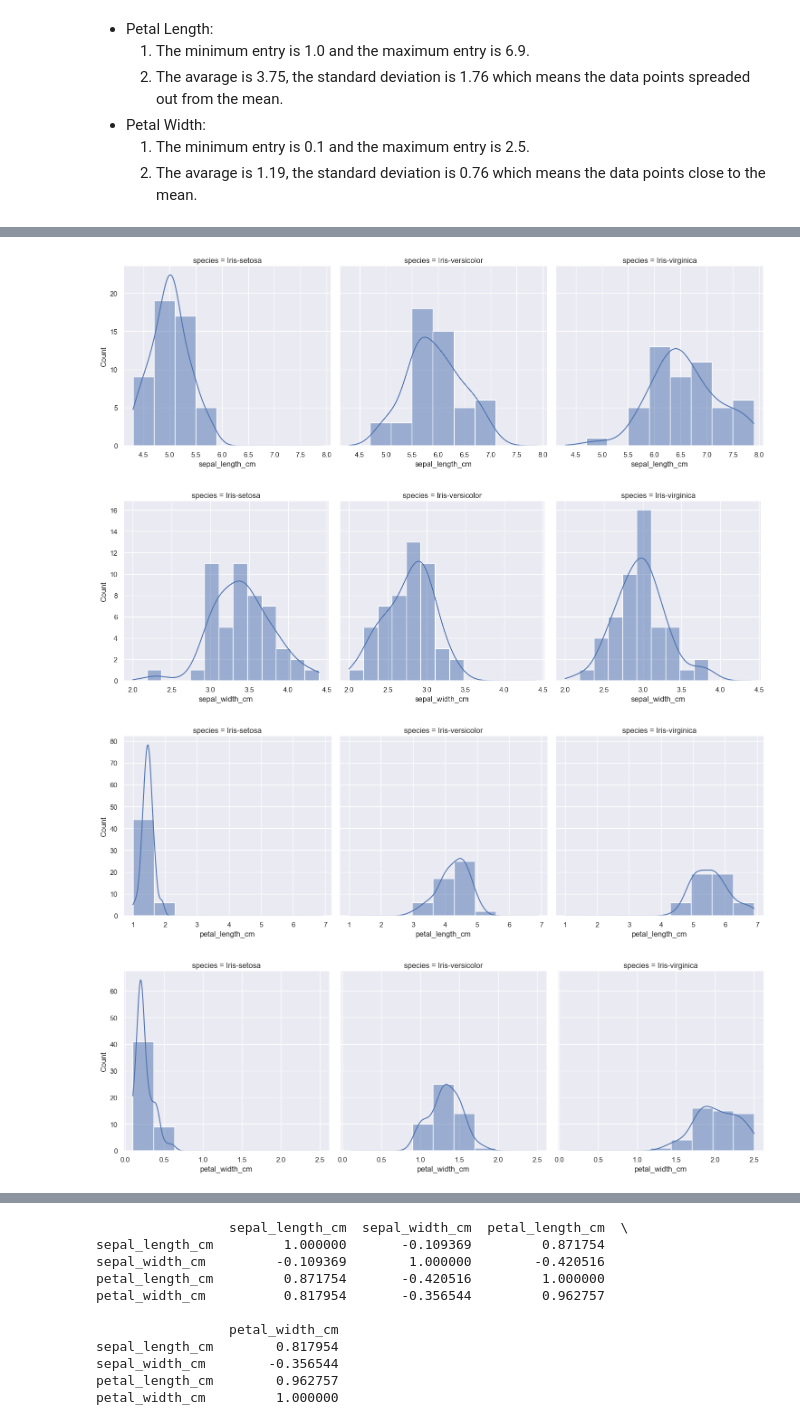
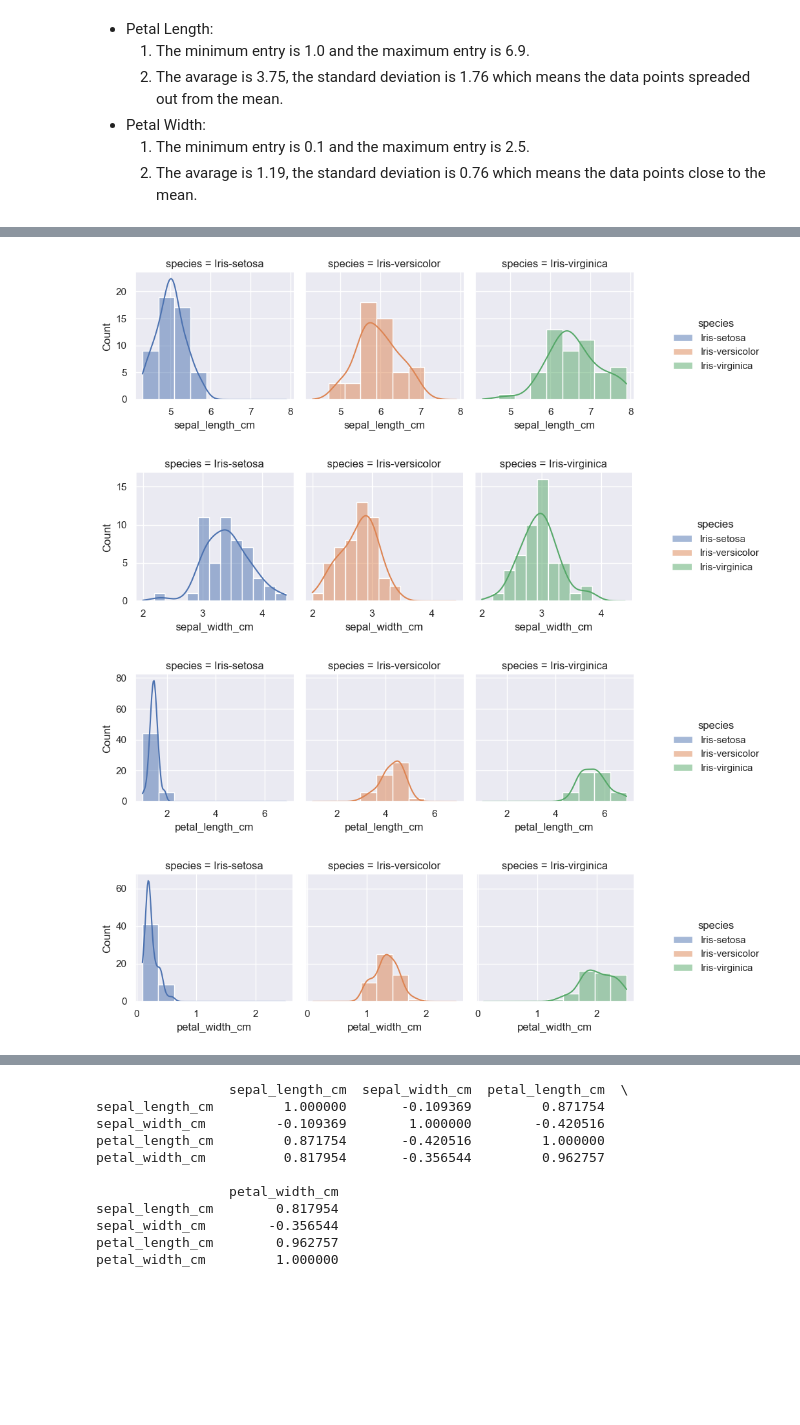
Before and after one commit to atacanbt/pands-project, a Jupyter notebook: my_analysis.ipynb, the cells around one changed output, grey strips where cells are left out. Drawn from its saved outputs; the diff is of its cells as text; code cells hidden in the pictures; blank space fills up the shorter version.

```diff
--- a/my_analysis.ipynb
+++ b/my_analysis.ipynb
@@ -126,21 +134,25 @@ plt.show()
 # %%
 # Variables distribution for each species of the iris flower in the dataset using histograms
 sns.set_theme(style="darkgrid")
-sns.displot(data, x="sepal_length_cm", col="species", kde=True,
-     facet_kws=dict(margin_titles=True) # facet_kws is used to set the margin titles
+sns.displot(data, x="sepal_length_cm", col="species", hue='species', kde=True,
+            height=3, aspect=1,
+            facet_kws=dict(margin_titles=True) # facet_kws is used to set the margin titles
 )
-sns.displot(data, x="sepal_width_cm", col="species", kde=True,
-     facet_kws=dict(margin_titles=True)
+sns.displot(data, x="sepal_width_cm", col="species", hue='species', kde=True,
+            height=3, aspect=1,
+            facet_kws=dict(margin_titles=True)
 )
-sns.displot(data, x="petal_length_cm", col="species", kde=True,
-        facet_kws=dict(margin_titles=True)
+sns.displot(data, x="petal_length_cm", col="species", hue='species', kde=True,
+            height=3, aspect=1,
+            facet_kws=dict(margin_titles=True)
 )
-sns.displot(data, x="petal_width_cm", col="species", kde=True,
-        facet_kws=dict(margin_titles=True)
+sns.displot(data, x="petal_width_cm", col="species", hue='species', kde=True,
+            height=3, aspect=1,
+            facet_kws=dict(margin_titles=True)
 )
 plt.show()
 # %% [output]
-[figure, old version]
+[figure, new version]
-[figure, old version]
+[figure, new version]
-[figure, old version]
+[figure, new version]
-[figure, old version]
+[figure, new version]
```
Also changed, not shown: parts of 11 cells of this notebook, 1 other file.
